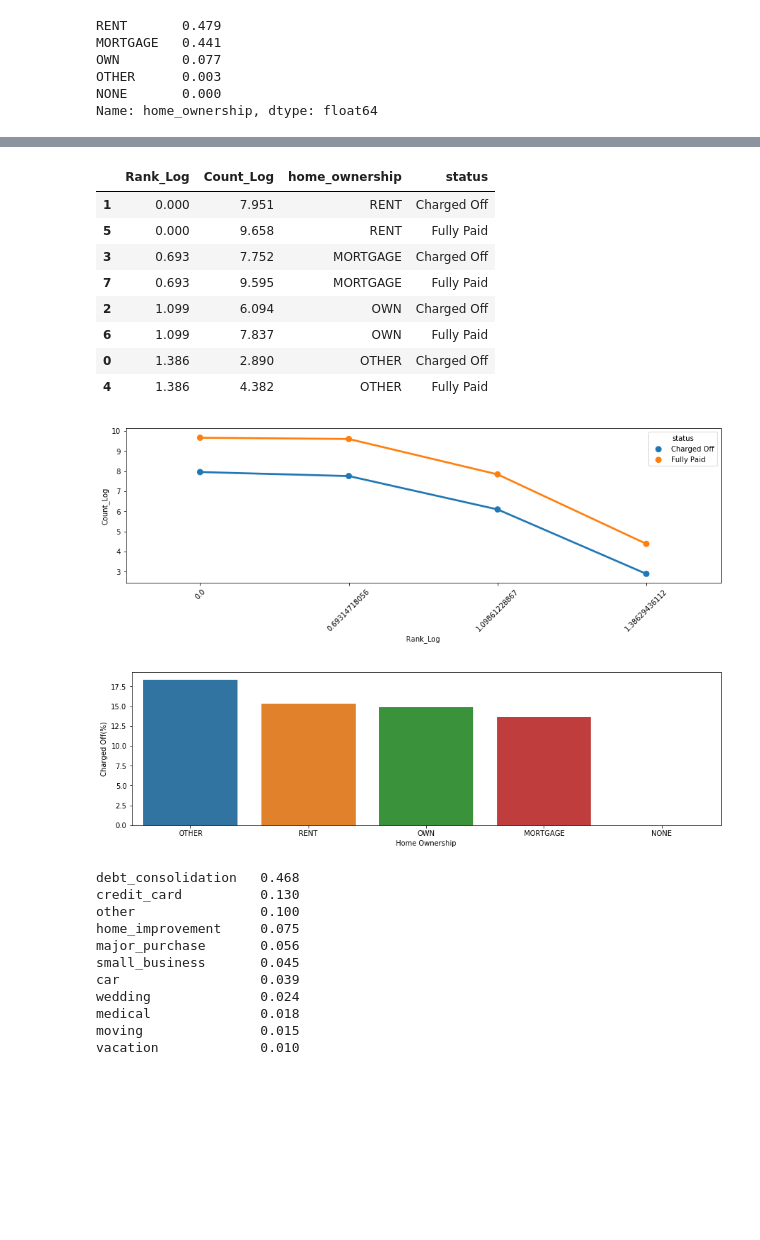
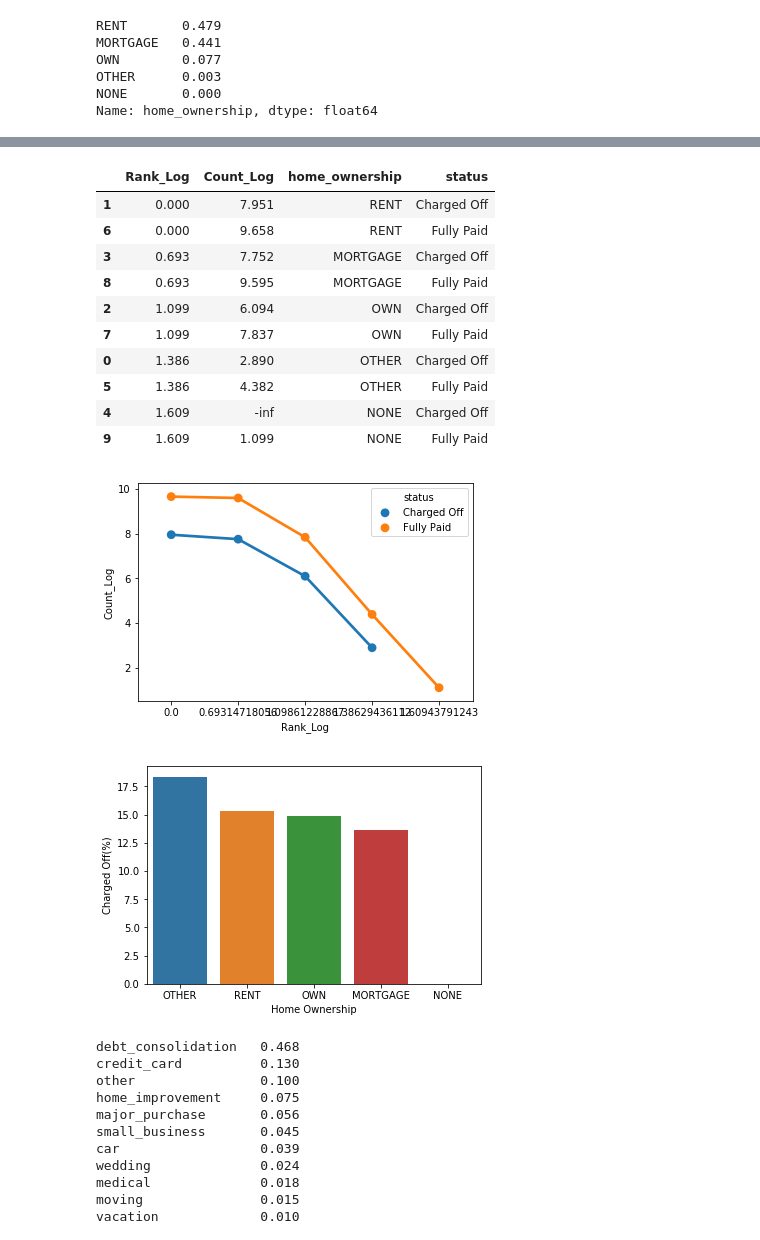
Before and after one commit to rahul-91/gramener-case-study, a Jupyter notebook: Achyut-Master.ipynb, the cells around one changed output, grey strips where cells are left out. Cells and saved outputs as stored; diff of their text form; code cells hidden in the pictures; blank space fills up the shorter version.

````diff
--- a/Achyut-Master.ipynb
+++ b/Achyut-Master.ipynb
@@ -19,8 +19,7 @@ data_dict_file_path = "./loan/Data_Dictionary.xlsx"
 # %% [markdown]
 ### - Fetching ```loan``` data from given file
 # %%
-pd.options.display.max_columns = 20
-loan = pd.read_csv(loan_file_path, encoding="utf8", low_memory=False)
+loan = pd.read_csv(loan_file_path, encoding="utf8")
 loan.head()
 # %% [output]
 |  | id | member_id | loan_amnt | funded_amnt | funded_amnt_inv | term | int_rate | installment | grade | ... |
@@ -328,33 +324,31 @@ home_ownership_analysis
 | 0 | MORTGAGE | 2327.000 | 14694.000 | 17021.000 | 13.671 | 86.329 |
 | 1 | NONE | 0.000 | 3.000 | 3.000 | 0.000 | 100.000 |
 # %%
-df_h = power_law_df(home_ownership_analysis.loc[home_ownership_analysis['Charged Off'] != 0, :], 'home_ownership')
-df_h.sort_values(by='Rank_Log')
+df = power_law_df(home_ownership_analysis, 'home_ownership')
+df.sort_values(by='Rank_Log')
 # %% [output]
 |  | Rank_Log | Count_Log | home_ownership | status |
 | 1 | 0.000 | 7.951 | RENT | Charged Off |
-| 5 | 0.000 | 9.658 | RENT | Fully Paid |
+| 6 | 0.000 | 9.658 | RENT | Fully Paid |
 | 3 | 0.693 | 7.752 | MORTGAGE | Charged Off |
-| 7 | 0.693 | 9.595 | MORTGAGE | Fully Paid |
+| 8 | 0.693 | 9.595 | MORTGAGE | Fully Paid |
 | 2 | 1.099 | 6.094 | OWN | Charged Off |
-| 6 | 1.099 | 7.837 | OWN | Fully Paid |
+| 7 | 1.099 | 7.837 | OWN | Fully Paid |
 | 0 | 1.386 | 2.890 | OTHER | Charged Off |
-| 4 | 1.386 | 4.382 | OTHER | Fully Paid |
+| 5 | 1.386 | 4.382 | OTHER | Fully Paid |
+| 4 | 1.609 | -inf | NONE | Charged Off |
+| 9 | 1.609 | 1.099 | NONE | Fully Paid |
 # %%
-plt.figure(figsize=(15,4))
-sns.pointplot(x="Rank_Log", y="Count_Log", hue="status", data=df_h.loc[:,['Rank_Log', 'Count_Log', 'status']])
-locs, labels = plt.xticks()
-plt.setp(labels, rotation=45)
+sns.pointplot(x="Rank_Log", y="Count_Log", hue="status", data=df.loc[:,['Rank_Log', 'Count_Log', 'status']])
 plt.show()
 # %% [output]
-[figure, old version]
+[figure, new version]
 # %%
-plt.figure(figsize=(15,4))
 sns.barplot(x="home_ownership", y="Charged_Off_Percent", data=home_ownership_analysis)\
     .set(ylabel='Charged Off(%)', xlabel='Home Ownership')
 plt.show()
 # %% [output]
-[figure, old version]
+[figure, new version]
 # %%
 loans_frame['purpose'].value_counts(normalize=True)
 # %% [output]
````
Also changed, not shown: parts of 30 cells of this notebook.
